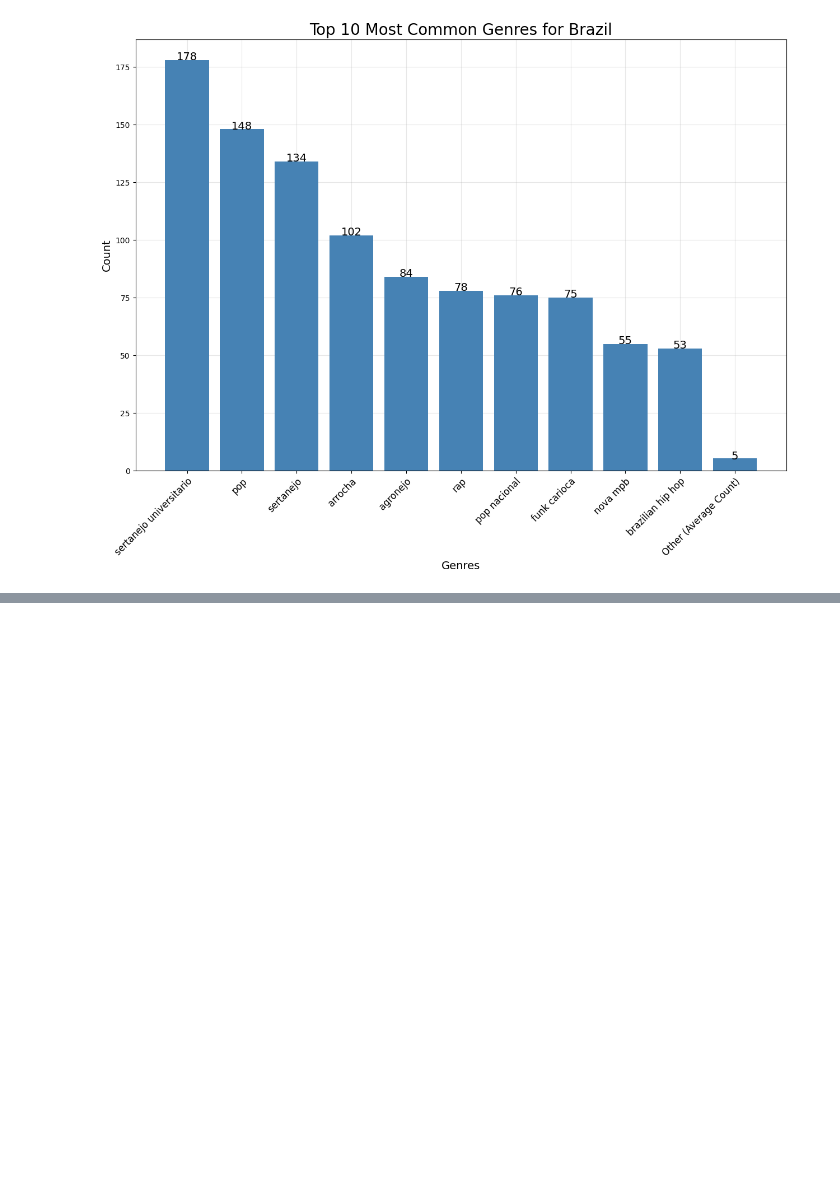
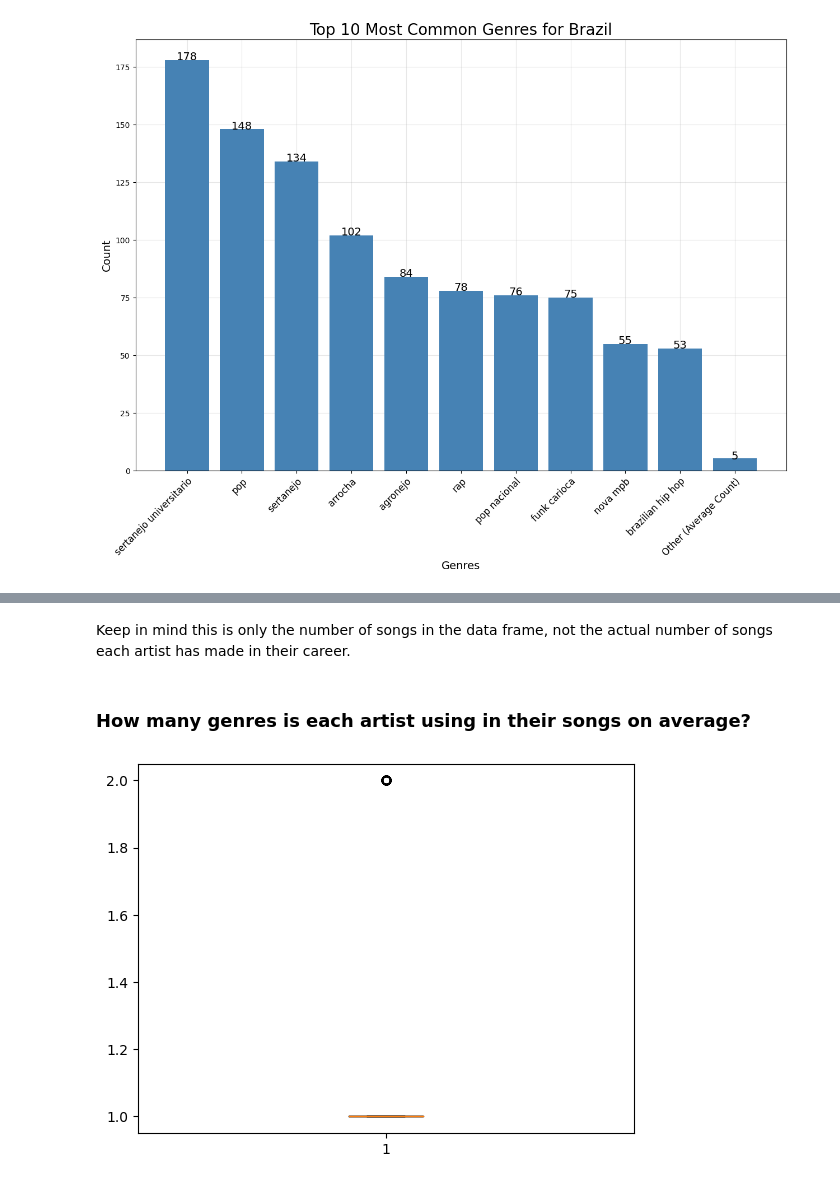
Before and after one commit to PiCake314/CSCI3022FinalProject, a Jupyter notebook: FinalProject.ipynb, the cells around one changed output, grey strips where cells are left out. Saved outputs shown, nothing was run; the diff lists cells and outputs as text; code cells hidden in the pictures; blank space fills up the shorter version.

```diff
--- a/FinalProject.ipynb
+++ b/FinalProject.ipynb
@@ -928,0 +1027,17 @@ for tick in ax.get_xticklabels():
+# %% [markdown]
+Keep in mind this is only the number of songs in the data frame, not the actual number of songs each artist has made in their career.
+# %% [markdown]
+### How many genres is each artist using in their songs on average?
+# %%
+genres_dict = {}
+
+for artist in unique_artists:
+    gen = dfSong_clean.loc[dfSong_clean["Artist_Name"] == artist]["Genres"].unique()
+    genres_dict[artist] = len(gen)
+
+
+plt.boxplot(genres_dict.values())
+
+plt.show()
+# %% [output]
+[figure, added]
```
Also changed, not shown: parts of 10 cells of this notebook, 17 other files.
